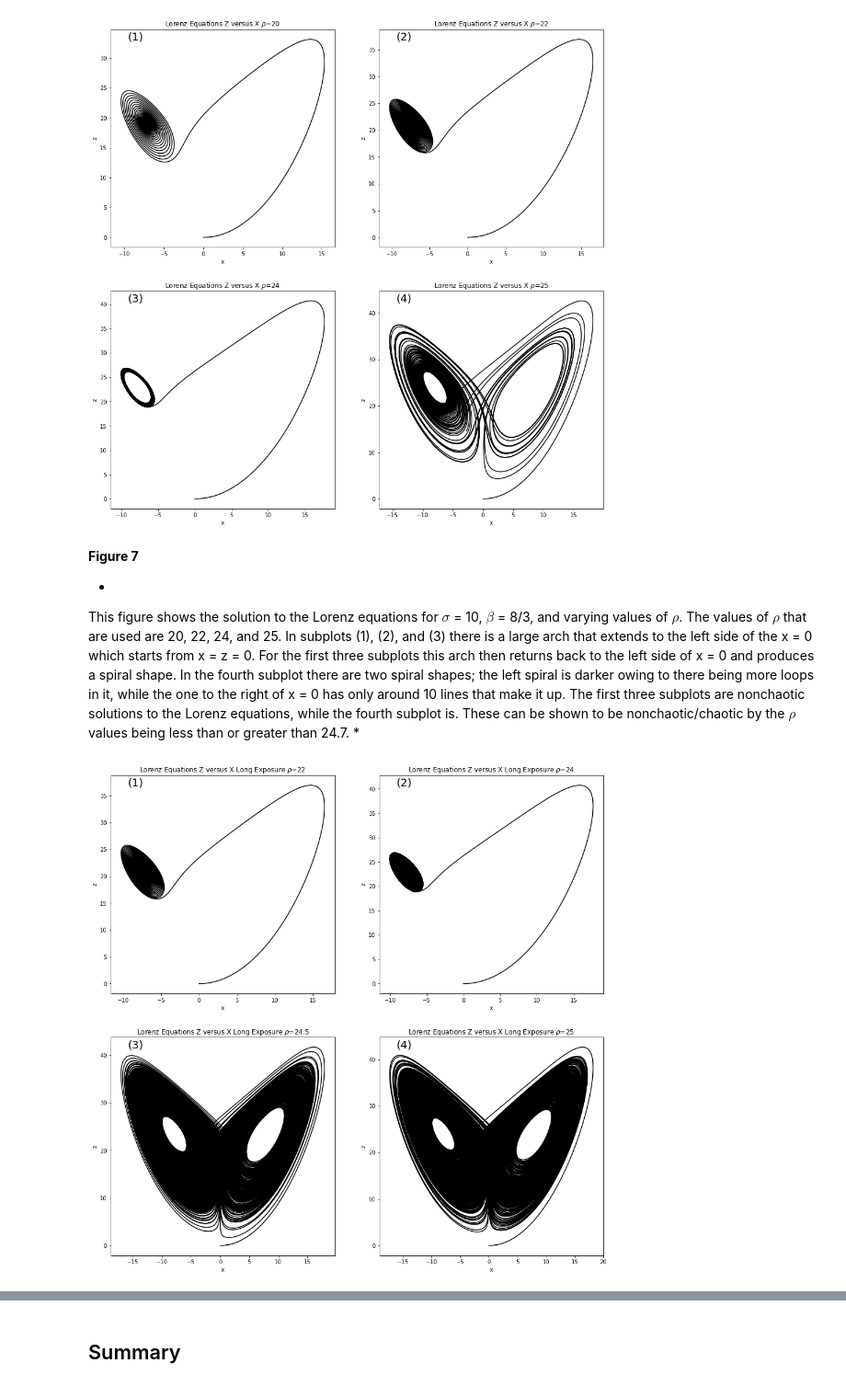
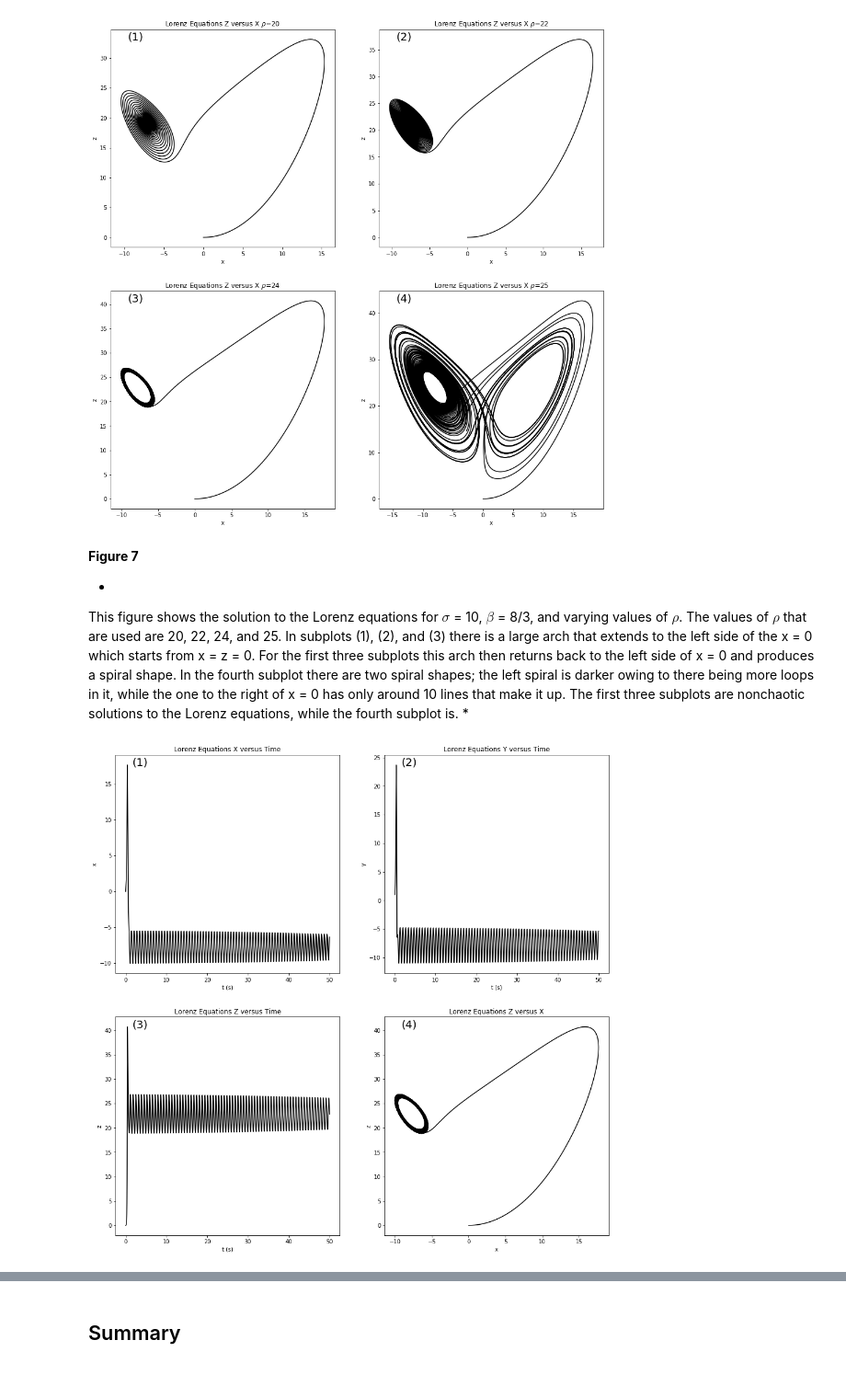
Before and after one commit to DannieWright/Final_Project, a Jupyter notebook: Final Project.ipynb, the cells around one changed output, grey strips where cells are left out. Shown at 92% size. Drawn from its saved outputs; the diff is of its cells as text; code cells hidden in the pictures.

Commit message:
Adds plot function for lorenz equations
Also adds Lorenz python file to seperate
Lorenz functions.

```diff
--- a/Final Project.ipynb
+++ b/Final Project.ipynb
@@ -609,10 +637,10 @@ if __name__ == "__main__":
     rho = 28.0
     beta = 8.0 / 3.0
     state = (sigma, rho, beta)
-    r0 = (0, 1, 0)
+    r0 = (0.0, 1.0, 0.0)
 
     #set solution interval and accuracy
-    interval = (0, 50)
+    interval = (0.0, 50.0)
     steps = 1000000
 
     #solve Lorenz equations
@@ -646,10 +674,10 @@ if __name__ == "__main__":
     sigma = 10.0
     rho = [20, 22, 24, 25]
     beta = 8.0 / 3.0
-    r0 = (0, 1, 0)
+    r0 = (0.0, 1.0, 0.0)
 
     #set solution interval and accuracy
-    interval = (0, 50)
+    interval = (0.0, 50.0)
     steps = 100000
 
     #set up plot
@@ -681,47 +709,28 @@ if __name__ == "__main__":
 **Figure 7**
 
 *
-This figure shows the solution to the Lorenz equations for $\sigma$ = 10, $\beta$ = 8/3, and varying values of $\rho$. The values of $\rho$ that are used are 20, 22, 24, and 25. In subplots (1), (2), and (3) there is a large arch that extends to the left side of the x = 0 which starts from x = z = 0. For the first three subplots this arch then returns back to the left side of x = 0 and produces a spiral shape. In the fourth subplot there are two spiral shapes; the left spiral is darker owing to there being more loops in it, while the one to the right of x = 0 has only around 10 lines that make it up. The first three subplots are nonchaotic solutions to the Lorenz equations, while the fourth subplot is. These can be shown to be nonchaotic/chaotic by the $\rho$ values being less than or greater than 24.7.
+This figure shows the solution to the Lorenz equations for $\sigma$ = 10, $\beta$ = 8/3, and varying values of $\rho$. The values of $\rho$ that are used are 20, 22, 24, and 25. In subplots (1), (2), and (3) there is a large arch that extends to the left side of the x = 0 which starts from x = z = 0. For the first three subplots this arch then returns back to the left side of x = 0 and produces a spiral shape. In the fourth subplot there are two spiral shapes; the left spiral is darker owing to there being more loops in it, while the one to the right of x = 0 has only around 10 lines that make it up. The first three subplots are nonchaotic solutions to the Lorenz equations, while the fourth subplot is.
 *
 # %%
 if __name__ == "__main__":
+
     #establish initial plot values
     plotLabelXPos = 0.075
     plotLabelYPos = 0.95
     plotLabelFontSize = 20
 
     #set constants and starting condition
     sigma = 10.0
-    rho = [22, 24.0, 24.5, 25]
+    rho = 24.0
     beta = 8.0 / 3.0
-    r0 = (0, 1, 0)
+    state = (sigma, rho, beta)
+    r0 = (0.0, 1.0, 0.0)
 
     #set solution interval and accuracy
-    interval = (0, 400)#(0, 50)
-    steps = 4000000#100000
+    interval = (0.0, 50.0)
+    steps = 1000000
 
-    #set up plot
-    plt.figure(figsize=(16, 16))
-
-    #plot the figure for each rho value
-    for i in range (len (rho)):
-
-        #set the state based on the current rho value
-        state = (sigma, rho[i], beta)
-
-        #solve the Lorenz equations
-        solution = lorenzSolution (r0, interval, steps, state)
-
-        # x vs z
-        ax = plt.subplot(2, 2, i + 1)
-        ax.set_xlabel("x")
-        ax.set_ylabel("z")
-        ax.set_title (r"Lorenz Equations Z versus X Long Exposure $\rho$={}".format (rho[i]))
-        ax.text (plotLabelXPos, plotLabelYPos, "({})".format(i + 1), fontsize=plotLabelFontSize,
-                 transform=ax.transAxes)
-        plt.plot(solution[:,1], solution[:,3], "-k")
-
-
-    plt.show ()
+    #plot Lorenz solution
+    lorenzPlot (r0, state, interval, steps)
 # %% [output]
-[figure, old version]
+[figure, new version]
```
Also changed, not shown: parts of 6 cells of this notebook.
